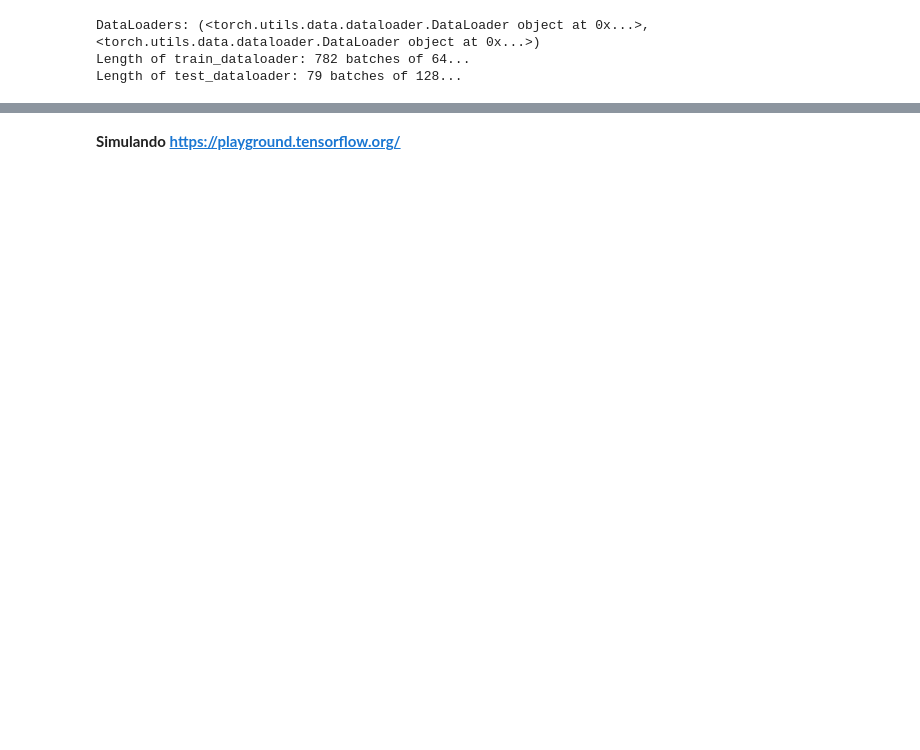
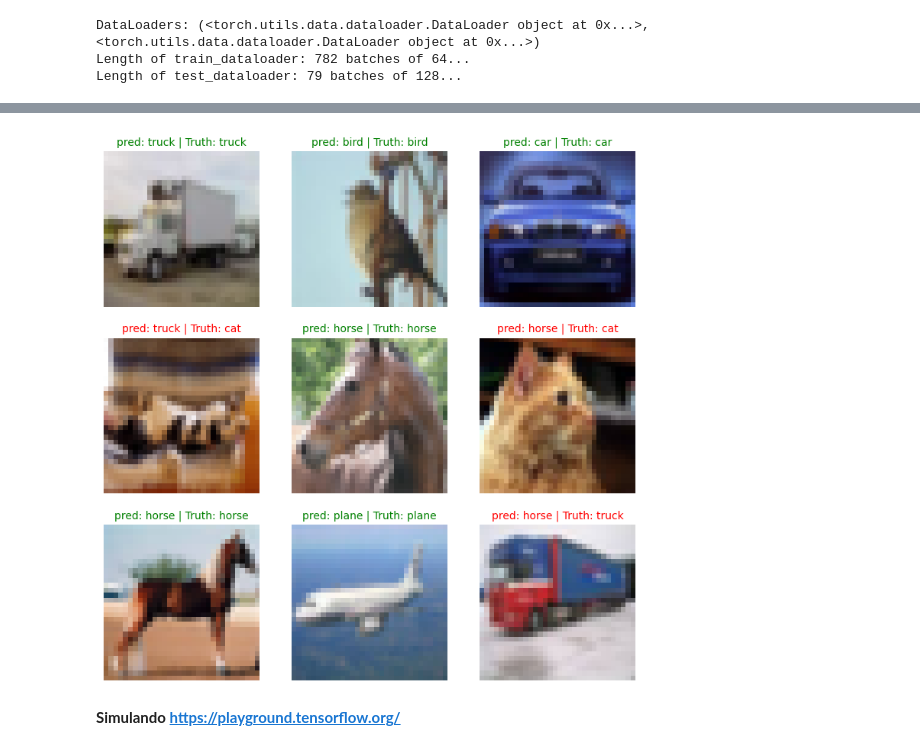
Before and after one commit to Gilberter/Hands-on-Computer-Vision, a Jupyter notebook: sesiones/sesion3/Sesion3_1_DeepLearning.ipynb, the cells around one changed output, grey strips where cells are left out. Saved outputs shown, nothing was run; the diff lists cells and outputs as text; code cells hidden in the pictures; blank space fills up the shorter version.

```diff
--- a/sesiones/sesion3/Sesion3_1_DeepLearning.ipynb
+++ b/sesiones/sesion3/Sesion3_1_DeepLearning.ipynb
@@ -514,3 +599,29 @@ model_results
+# %%
+# NO modifiques esta celda ♥
+plt.figure(figsize=(9,9))
+nrows = 3
+ncols = 3
+for i, sample in enumerate(test_samples):
+  plt.subplot(nrows, ncols, i+1)
+
+  #plot the target image
+  plt.imshow(imshow(test_samples[i]))
+
+  #find the prediction label
+  pred_label = classes[pred_class[i]]
+
+  #get the truth label
+  truth_label = classes[labels[i]]
+
+  #create a tittle for the plot
+  tittle_text = f"pred: {pred_label} | Truth: {truth_label}"
+  if pred_label == truth_label:
+    plt.title(tittle_text, fontsize=10,c="g")
+  else:
+    plt.title(tittle_text, fontsize=10,c="r")
+  plt.axis(False)
+# %% [output]
+[figure, added]
 # %% [markdown]
 **Simulando https://playground.tensorflow.org/**
 # %%
```
Also changed, not shown: parts of 12 cells of this notebook.
